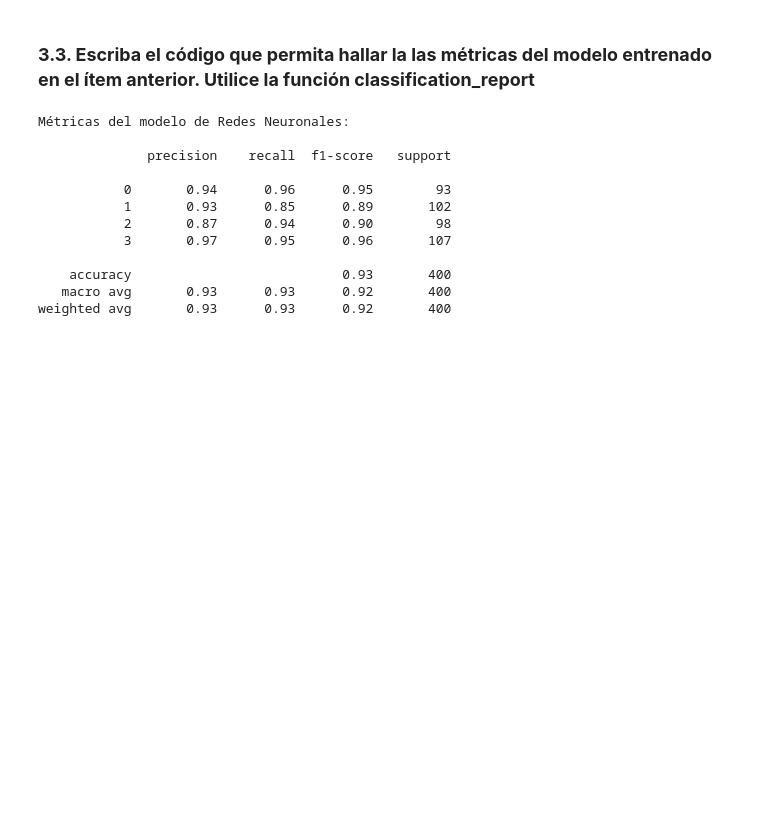
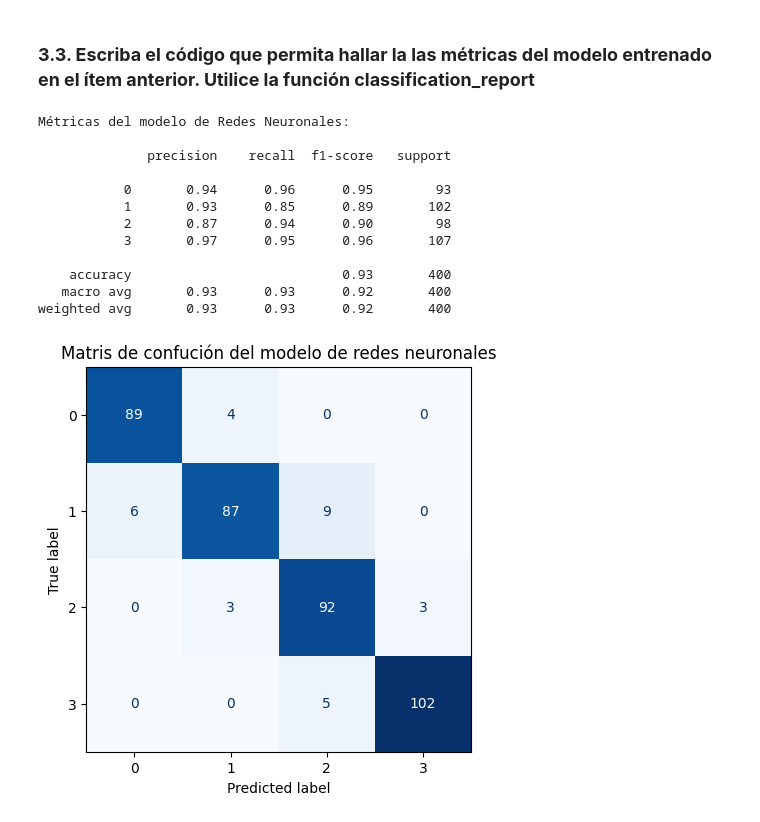
Before and after one commit to OctavioPinoRosas/Master-Inteligencia-Artificial-UNIR, a Jupyter notebook: Aprendizaje Automatico/Actividad 1/Actividad1.ipynb, the cells around one changed output. Saved outputs shown, nothing was run; the diff lists cells and outputs as text; code cells hidden in the pictures; blank space fills up the shorter version.

```diff
--- a/Aprendizaje Automatico/Actividad 1/Actividad1.ipynb
+++ b/Aprendizaje Automatico/Actividad 1/Actividad1.ipynb
@@ -463,10 +498,10 @@ MLPClassifier(hidden_layer_sizes=(200, 100, 50), max_iter=500,
 ### **3.2. Escriba el código que permita hallar la exactitud del modelo de redes neuronales anteriormente entrenado:**
 # %%
 # Obtener predicciones del modelo
-y_pred = classifier.predict(X_test_scaler)
+y_pred_NN = classifier.predict(X_test_scaler)
 
 # Calcular exactitud
-exactitud = accuracy_score(y_test, y_pred)
+exactitud = accuracy_score(y_test, y_pred_NN)
 print("Exactitud del modelo de Redes Neuronales:", exactitud)
 # %% [output]
 Exactitud del modelo de Redes Neuronales: 0.925
@@ -474,23 +509,35 @@ Exactitud del modelo de Redes Neuronales: 0.925
 ### **3.3. Escriba el código que permita hallar la las métricas del modelo entrenado en el ítem anterior. Utilice la función classification_report**
 # %%
 # Reporte de métricas
-reporte = classification_report(y_test, y_pred)
+reporte = classification_report(y_test, y_pred_NN)
 
 print("Métricas del modelo de Redes Neuronales:\n")
 print(reporte)
+
+# Matriz de confusión
+cm_svc = confusion_matrix(y_test, y_pred_NN)
+# Mostrar la matriz
+fig, ax = plt.subplots(figsize=(6, 5))
+labels = np.unique(y_test)  # Etiquetas de clase
+disp = ConfusionMatrixDisplay(confusion_matrix=cm_svc,
+                              display_labels=labels)
+disp.plot(cmap='Blues', colorbar=False, ax=ax)
+ax.set_title('Matris de confución del modelo de redes neuronales')
+plt.show()
 # %% [output]
 Métricas del modelo de Redes Neuronales:
 
               precision    recall  f1-score   support
 
            0       0.94      0.96      0.95        93
            1       0.93      0.85      0.89       102
            2       0.87      0.94      0.90        98
            3       0.97      0.95      0.96       107
 
     accuracy                           0.93       400
    macro avg       0.93      0.93      0.92       400
 weighted avg       0.93      0.93      0.92       400
+[figure, added]
 # %% [markdown]
 ### 4. **Conclusiones**
 
```
Also changed, not shown: parts of 16 cells of this notebook.
